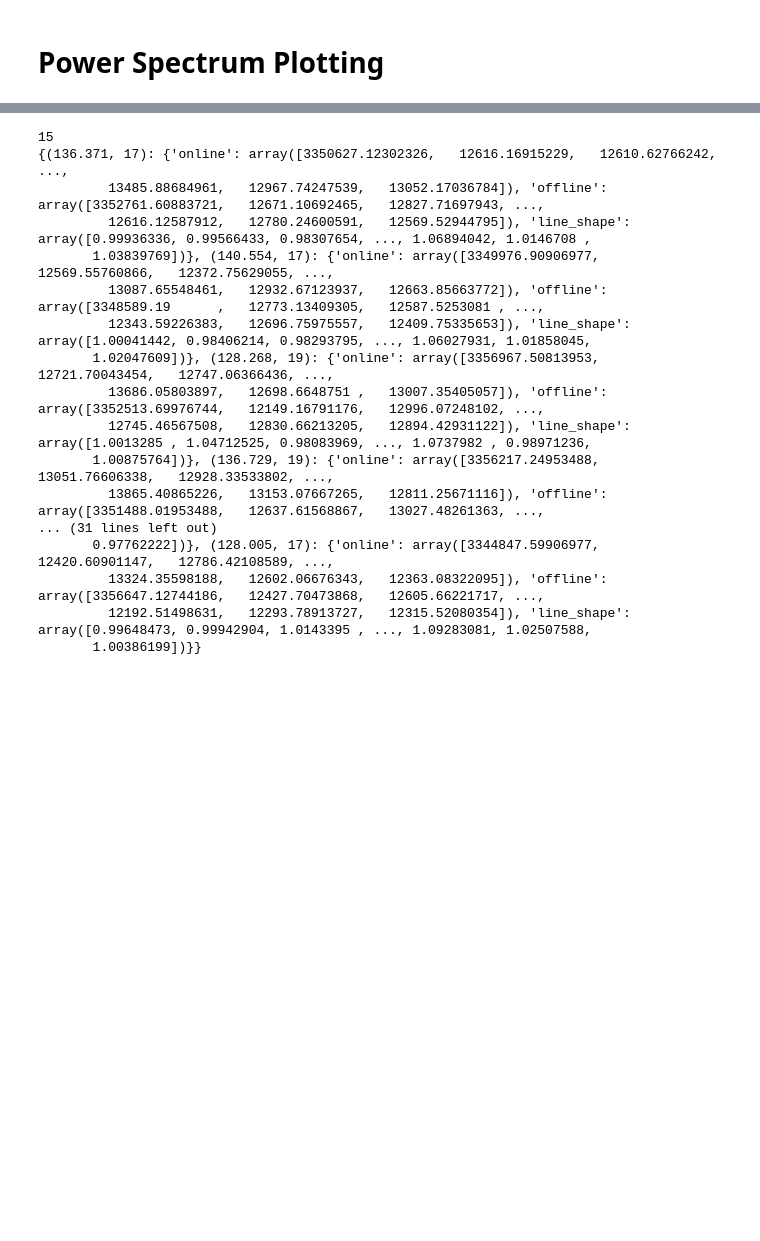
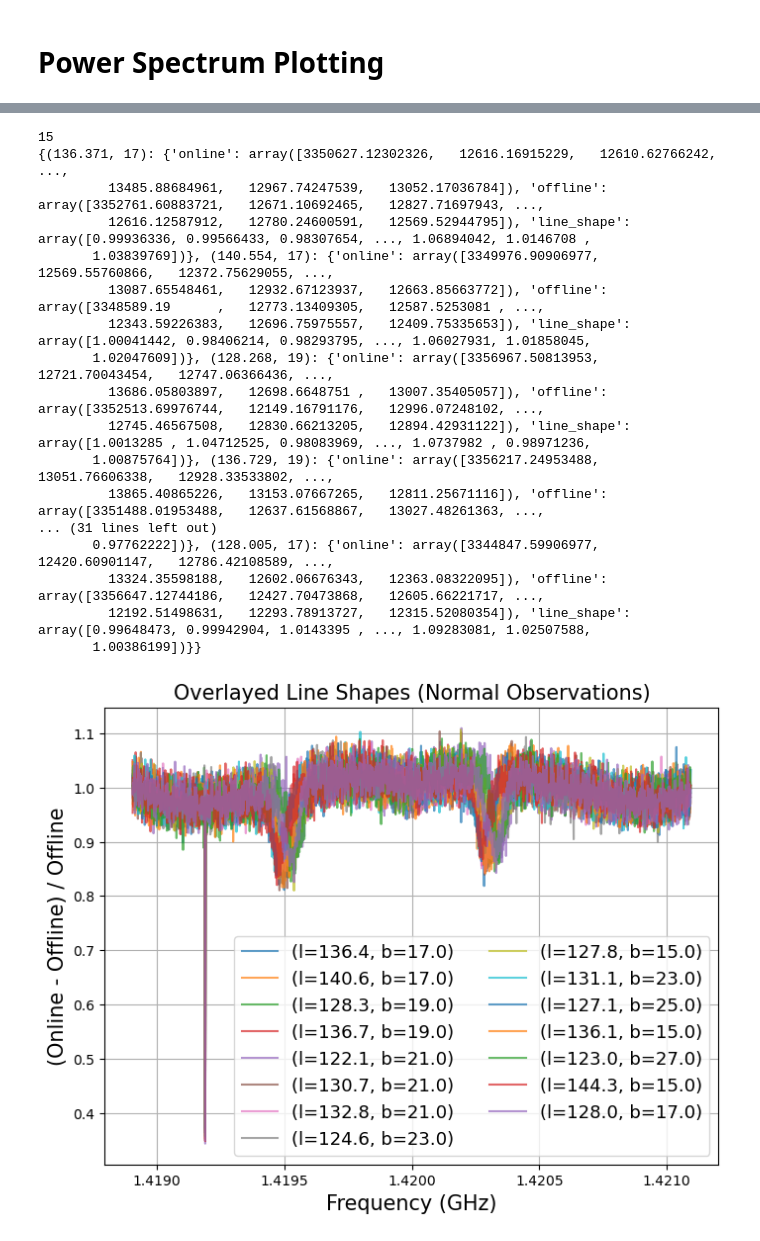
Before and after one commit to Brandon102002/ugastro, a Jupyter notebook: lab_4_analysis.ipynb, the cells around one changed output, grey strips where cells are left out. Saved outputs shown, nothing was run; the diff lists cells and outputs as text; code cells hidden in the pictures; blank space fills up the shorter version.

```diff
--- a/lab_4_analysis.ipynb
+++ b/lab_4_analysis.ipynb
@@ -245,33 +265,57 @@ def onlineOfflineSpectra(points, normalize=False) -> Dict[Tuple[float, float], D
         online[mid:], offline[mid:] = usb[mid:], lsb[mid:]
 
         line_shape = online / offline
 
         result[(l, b)] = {
             "online": online,
             "offline": offline,
             "line_shape": line_shape
         }
 
     return result
 
-online_offline = onlineOfflineSpectra(data_4_25[0]["normal"])
-print(len(online_offline))
-print(online_offline)
+def plot_lineshapes(online_offline_data, xlim=None, ylim=None, title_extra=""):
+    plt.figure(figsize=graphSizeSingle)
+    freqs = fftfreq(WINDOW, 1/SAMPLE_RATE) + LO_USB
+    freqs = fftshift(freqs)[bounds[0]:bounds[1]]
+
+    for (l, b), spectra in online_offline_data.items():
+        lineshape = spectra["line_shape"]
+        lineshape = fftshift(lineshape[bounds[0]:bounds[1]])
+
+        label = f"(l={l:.1f}, b={b:.1f})"
+        plt.plot(freqs / 1e9, lineshape, alpha=0.7, label=label)
+
+    plt.xlabel("Frequency (GHz)", fontsize=axisSize)
+    plt.ylabel("(Online - Offline) / Offline", fontsize=axisSize)
+    plt.title(f"Overlayed Line Shapes {title_extra}", size=titleSize)
+    plt.grid()
+    plt.xlim(xlim)
+    plt.ylim(ylim)
+    plt.legend(fontsize=legendSize, ncol=2)  # 2 columns for compactness
+    plt.show()
+
+online_offline_data = onlineOfflineSpectra(data_4_25[0]["normal"])
+print(len(online_offline_data))
+print(online_offline_data)
+
+plot_lineshapes(online_offline_data, title_extra="(Normal Observations)")
 # %% [output]
 15
 {(136.371, 17): {'online': array([3350627.12302326,   12616.16915229,   12610.62766242, ...,
          13485.88684961,   12967.74247539,   13052.17036784]), 'offline': array([3352761.60883721,   12671.10692465,   12827.71697943, ...,
          12616.12587912,   12780.24600591,   12569.52944795]), 'line_shape': array([0.99936336, 0.99566433, 0.98307654, ..., 1.06894042, 1.0146708 ,
        1.03839769])}, (140.554, 17): {'online': array([3349976.90906977,   12569.55760866,   12372.75629055, ...,
          13087.65548461,   12932.67123937,   12663.85663772]), 'offline': array([3348589.19      ,   12773.13409305,   12587.5253081 , ...,
          12343.59226383,   12696.75975557,   12409.75335653]), 'line_shape': array([1.00041442, 0.98406214, 0.98293795, ..., 1.06027931, 1.01858045,
        1.02047609])}, (128.268, 19): {'online': array([3356967.50813953,   12721.70043454,   12747.06366436, ...,
          13686.05803897,   12698.6648751 ,   13007.35405057]), 'offline': array([3352513.69976744,   12149.16791176,   12996.07248102, ...,
          12745.46567508,   12830.66213205,   12894.42931122]), 'line_shape': array([1.0013285 , 1.04712525, 0.98083969, ..., 1.0737982 , 0.98971236,
        1.00875764])}, (136.729, 19): {'online': array([3356217.24953488,   13051.76606338,   12928.33533802, ...,
          13865.40865226,   13153.07667265,   12811.25671116]), 'offline': array([3351488.01953488,   12637.61568867,   13027.48261363, ...,
 ... (31 lines left out)
        0.97762222])}, (128.005, 17): {'online': array([3344847.59906977,   12420.60901147,   12786.42108589, ...,
          13324.35598188,   12602.06676343,   12363.08322095]), 'offline': array([3356647.12744186,   12427.70473868,   12605.66221717, ...,
          12192.51498631,   12293.78913727,   12315.52080354]), 'line_shape': array([0.99648473, 0.99942904, 1.0143395 , ..., 1.09283081, 1.02507588,
        1.00386199])}}
+[figure, added]
```
Also changed, not shown: parts of 6 cells of this notebook.
